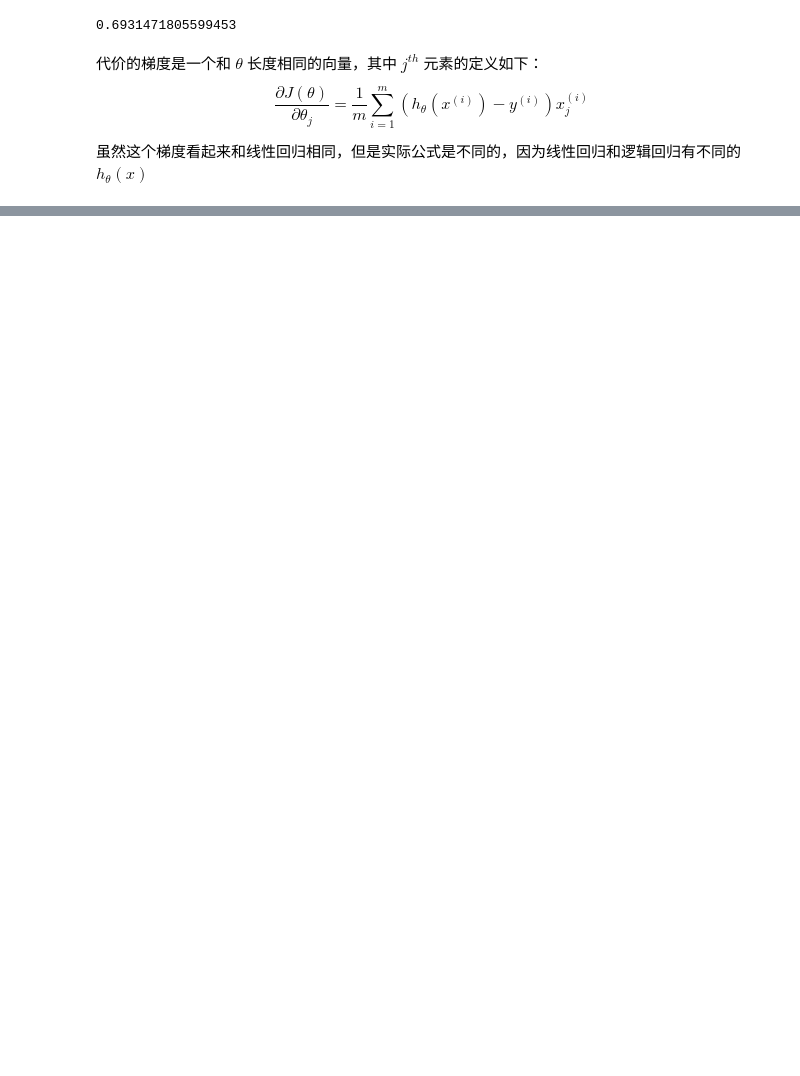
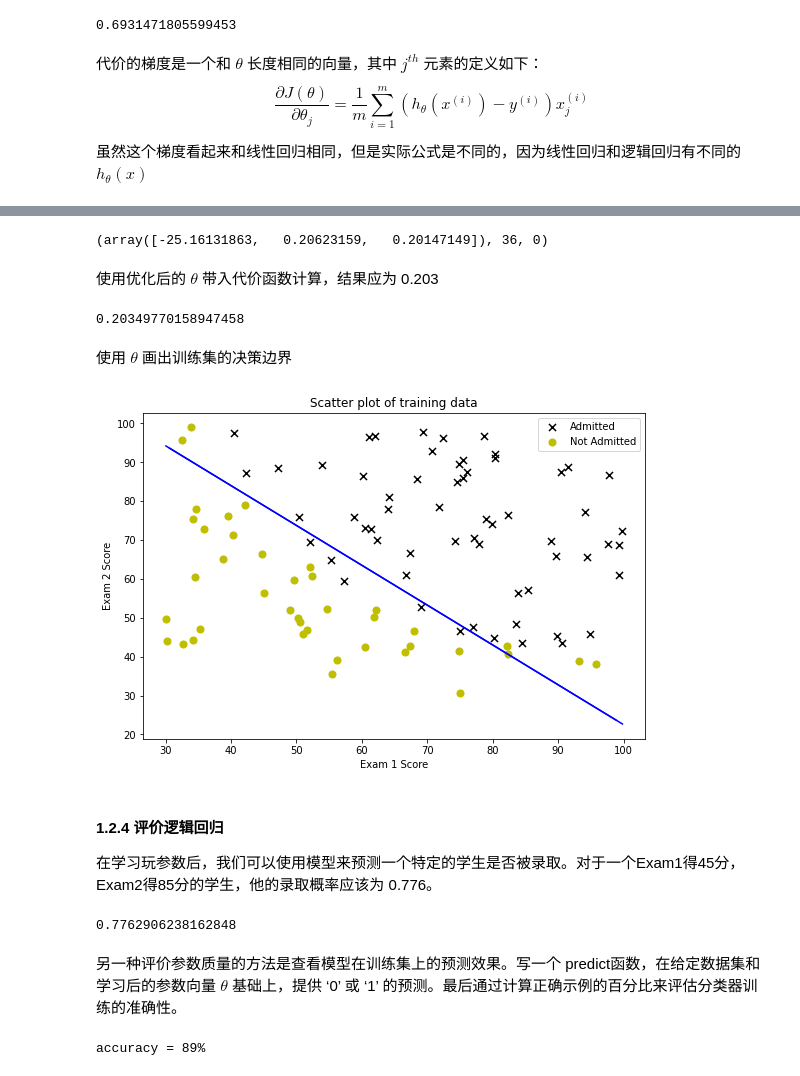
Before and after one commit to dingjinyang/ML_Andrew-Ng, a Jupyter notebook: ex2_logistic_regression/ex2.ipynb, the cells around one changed output, grey strips where cells are left out. Cells and saved outputs as stored; diff of their text form; code cells hidden in the pictures; blank space fills up the shorter version.

```diff
--- a/ex2_logistic_regression/ex2.ipynb
+++ b/ex2_logistic_regression/ex2.ipynb
@@ -67,7 +67,8 @@ plt.show()
 逻辑回归中的代价函数：
 $$J\left( \theta \right) = \frac{1}{m} \sum_{i=1}^{m} [ -y^{\left(i\right)} \log{\left(h_\theta \left(x^{\left(i\right)}\right) \right)} - \left(1 - y^{\left(i\right)}\right) log{\left( 1 - h_\theta \left(x^{\left(i\right)}\right) \right)} ]$$
 # %%
-def computeCost(X, y, theta):
+def cost(theta, X, y):
+    theta, X, y = np.mat(theta), np.mat(X), np.mat(y)
     first = np.multiply(-y, np.log(sigmoid(X * theta.T)))
     second = np.multiply((1 - y), np.log(1 - sigmoid(X * theta.T)))
     return np.sum(first - second) / X.shape[0]
@@ -75,11 +76,10 @@ def computeCost(X, y, theta):
 实现完成后，用初始参数 $\theta$ 代入代价函数计算，结果应是 0.693
 # %%
 data.insert(0, 'Ones', 1)
-cols = data.shape[1]
-X = data.iloc[:,:cols - 1]
-y = data.iloc[:,cols - 1:]
-theta = np.mat(np.zeros(X.shape))
-X = np.mat(X.values)
-y = np.mat(y.values)
+X = data.iloc[:,:-1]
+y = data.iloc[:,-1:]
+theta = np.mat(np.zeros(X.shape[1]))
+X = np.array(X.values)
+y = np.array(y.values)
 # %%
 # 查看一下矩阵维度
@@ -96,13 +96,14 @@ $$\frac{\partial J \left( \theta \right)}{\partial \theta_j} = \frac{1}{m} \sum_
 
 虽然这个梯度看起来和线性回归相同，但是实际公式是不同的，因为线性回归和逻辑回归有不同的 $h_\theta \left(x\right)$
 # %%
-def gradientDescent(X, y, theta):
-    grad = np.zeros(theta.shape) #初始化 θ 临时矩阵，用于同时更新
-    params = int(theta.ravel().shape[1]) #向量 θ 中的参数个数
+def gradient(theta, X, y):
+    theta, X, y = np.mat(theta), np.mat(X), np.mat(y)
+    params = int(theta.shape[1]) #向量 θ 中的参数个数
+    grad = np.zeros(params) #初始化 θ 临时矩阵，用于同时更新
     error = sigmoid(X * theta.T) - y
 
     for i in range(params): #计算每个参数
         term = np.multiply(error, X[:,i]) # multiply 为矩阵对应相乘
-        tmp[i] = np.sum(term) / X.shape[0]
+        grad[i] = np.sum(term) / X.shape[0]
 
     return grad
@@ -112,0 +124,40 @@ def gradientDescent(X, y, theta):
+# %%
+import scipy.optimize as opt
+result = opt.fmin_tnc(func=cost, x0=theta, fprime=gradient, args=(X, y))
+result
+# %% [output]
+(array([-25.16131863,   0.20623159,   0.20147149]), 36, 0)
+# %% [markdown]
+使用优化后的 $\theta$ 带入代价函数计算，结果应为 0.203
+# %%
+cost(result[0], X, y)
+# %% [output]
+0.20349770158947458
+# %% [markdown]
+使用 $\theta$ 画出训练集的决策边界
+# %%
+x = np.linspace(data.iloc[:,1:-1].min(), data.iloc[:,1:-1].max(), 100)
+f = ( - result[0][0] - result[0][1] * x) / result[0][2]
+fig, ax = plt.subplots(figsize=(9,6))
+ax.plot(x, f, 'b')
+ax.scatter(admitted['Score1'], admitted['Score2'], s=50, c='k', marker='x', label='Admitted')
+ax.scatter(not_admitted['Score1'], not_admitted['Score2'], s=50, c='y', marker='o', label='Not Admitted')
+ax.legend()
+ax.set_title('Scatter plot of training data')
+ax.set_xlabel('Exam 1 Score')
+ax.set_ylabel('Exam 2 Score')
+plt.show()
+# %% [output]
+[figure, added]
+# %% [markdown]
+#### 1.2.4 评价逻辑回归
+
+在学习玩参数后，我们可以使用模型来预测一个特定的学生是否被录取。对于一个Exam1得45分，Exam2得85分的学生，他的录取概率应该为 0.776。
+# %%
+def eval_predict(theta, X):
+    return sigmoid(X @ theta.T)
+eval_predict(result[0], [1, 45, 85])
+# %% [output]
+0.7762906238162848
+# %% [markdown]
+另一种评价参数质量的方法是查看模型在训练集上的预测效果。写一个 predict函数，在给定数据集和学习后的参数向量 $\theta$ 基础上，提供 ‘0’ 或 ‘1’ 的预测。最后通过计算正确示例的百分比来评估分类器训练的准确性。
@@ -112,0 +168,7 @@ def gradientDescent(X, y, theta):
+# %%
+predictions = predict(result[0], X)
+correct = [1 if (a == 1 and b == 1) or (a == 0 and b == 0) else 0 for (a, b) in zip(predictions, y)]
+accuracy = (sum(map(int, correct)) % len(correct))
+print(f'accuracy = {accuracy}%')
+# %% [output]
+accuracy = 89%
```
Also changed, not shown: parts of 7 cells of this notebook.
